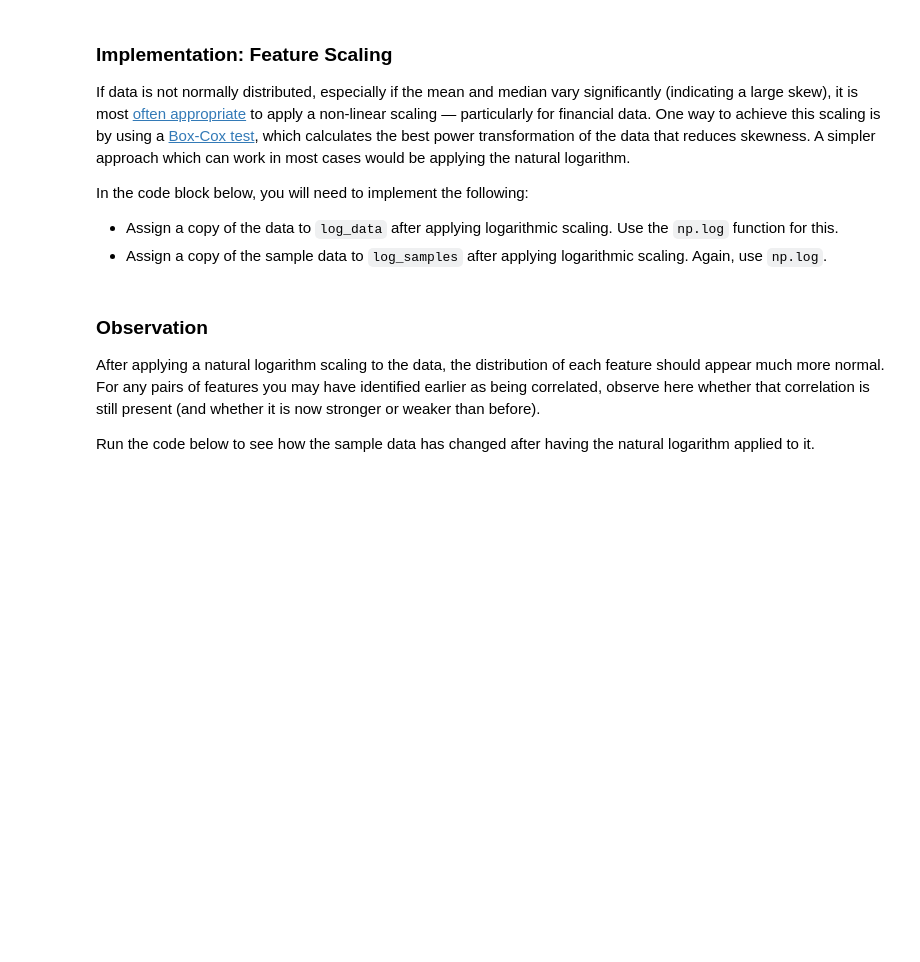
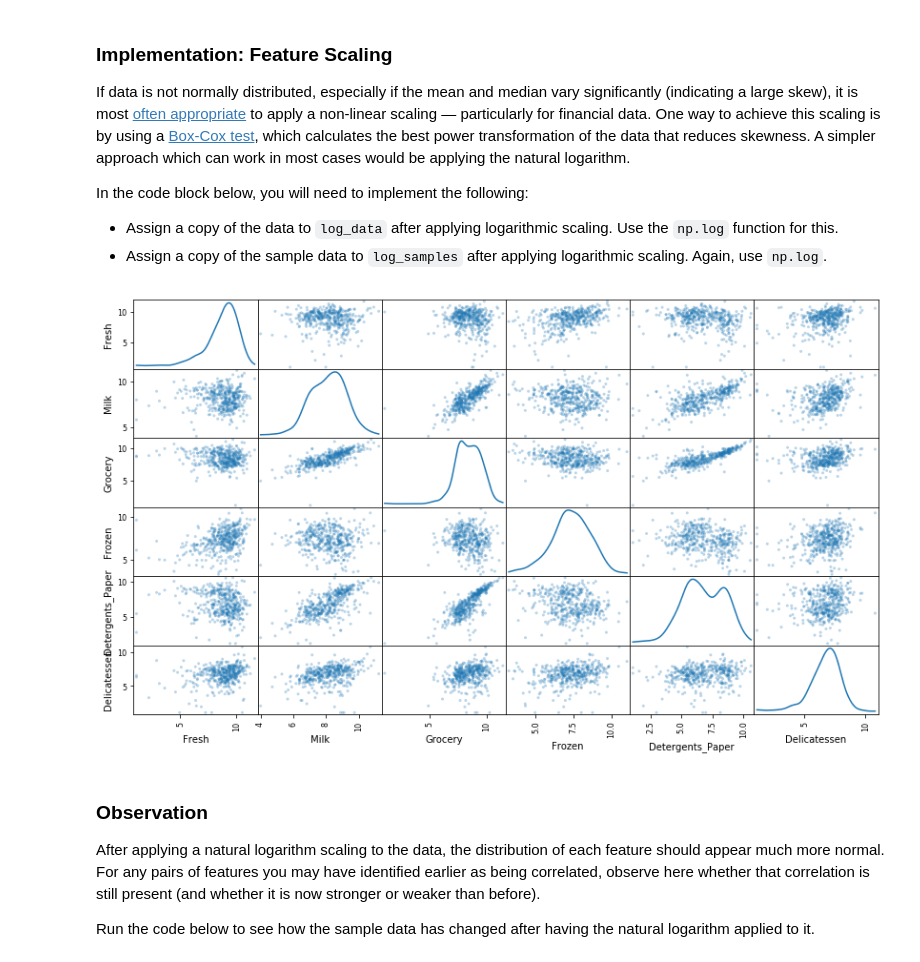
Before and after one commit to jnvipul/Machine-Learning, a Jupyter notebook: customer_segments/customer_segments.ipynb, the cells around one changed output. Saved outputs shown, nothing was run; the diff lists cells and outputs as text; code cells hidden in the pictures; blank space fills up the shorter version.

Commit message:
Normalizing the data

```diff
--- a/customer_segments/customer_segments.ipynb
+++ b/customer_segments/customer_segments.ipynb
@@ -159,13 +159,15 @@ In the code block below, you will need to implement the following:
  - Assign a copy of the sample data to `log_samples` after applying logarithmic scaling. Again, use `np.log`.
 # %%
 # TODO: Scale the data using the natural logarithm
-log_data = None
+log_data = np.log(data)
 
 # TODO: Scale the sample data using the natural logarithm
-log_samples = None
+log_samples = np.log(X_train)
 
 # Produce a scatter matrix for each pair of newly-transformed features
 pd.scatter_matrix(log_data, alpha = 0.3, figsize = (14,8), diagonal = 'kde');
+# %% [output]
+[figure, added]
 # %% [markdown]
 ### Observation
 After applying a natural logarithm scaling to the data, the distribution of each feature should appear much more normal. For any pairs of features you may have identified earlier as being correlated, observe here whether that correlation is still present (and whether it is now stronger or weaker than before).
```
